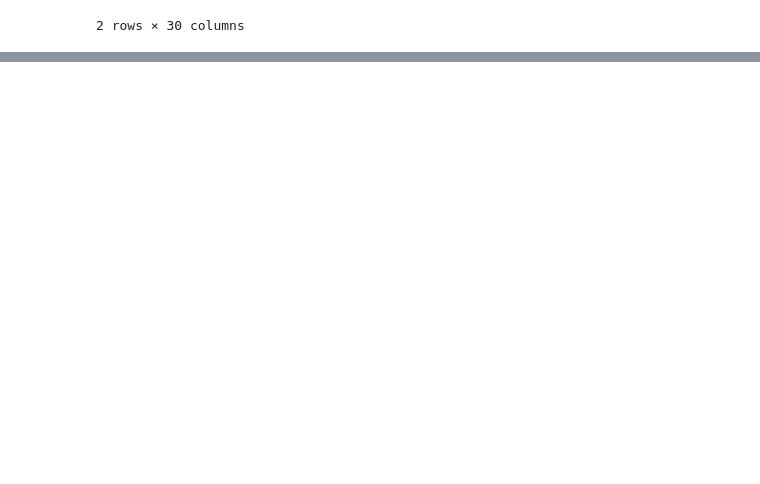
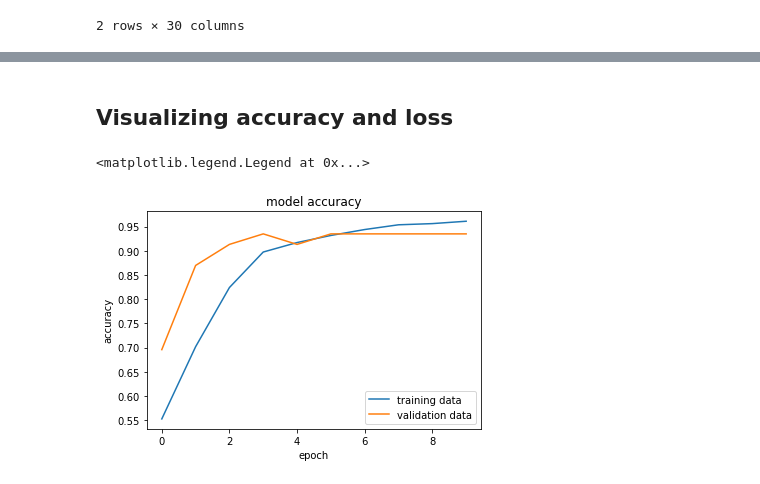
Before and after one commit to Susdhor/Deep-learning-lab, a Jupyter notebook: Breast-cancer classification/Cassification_with_NN.ipynb, the cells around one changed output, grey strips where cells are left out. Drawn from its saved outputs; the diff is of its cells as text; code cells hidden in the pictures; blank space fills up the shorter version.

Commit message:
applying NN and visualize

```diff
--- a/Breast-cancer classification/Cassification_with_NN.ipynb
+++ b/Breast-cancer classification/Cassification_with_NN.ipynb
@@ -132,0 +170,6 @@ data.groupby('label').mean()
+# %%
+scaler = StandardScaler()
+
+X_train_std = scaler.fit_transform(X_train)
+
+X_test_std = scaler.transform(X_test)
@@ -132,0 +181,18 @@ data.groupby('label').mean()
+# %%
+# setting up the layers of Neural Network
+
+model = keras.Sequential([
+                          keras.layers.Flatten(input_shape=(30,)),
+                          keras.layers.Dense(20, activation='relu'),
+                          keras.layers.Dense(2, activation='sigmoid')
+])
+# %%
+# compiling the Neural Network
+
+model.compile(optimizer='adam',
+              loss='sparse_categorical_crossentropy',
+              metrics=['accuracy'])
+# %%
+# training the Meural Network
+
+history = model.fit(X_train_std, Y_train, validation_split=0.1, epochs=10)
@@ -132,0 +220,14 @@ data.groupby('label').mean()
+# %% [markdown]
+## Visualizing accuracy and loss
+# %%
+plt.plot(history.history['accuracy'])
+plt.plot(history.history['val_accuracy'])
+
+plt.title('model accuracy')
+plt.ylabel('accuracy')
+plt.xlabel('epoch')
+
+plt.legend(['training data', 'validation data'], loc = 'lower right')
+# %% [output]
+<matplotlib.legend.Legend at 0x...>
+[figure, added]
```
Also changed, not shown: parts of 11 cells of this notebook.
